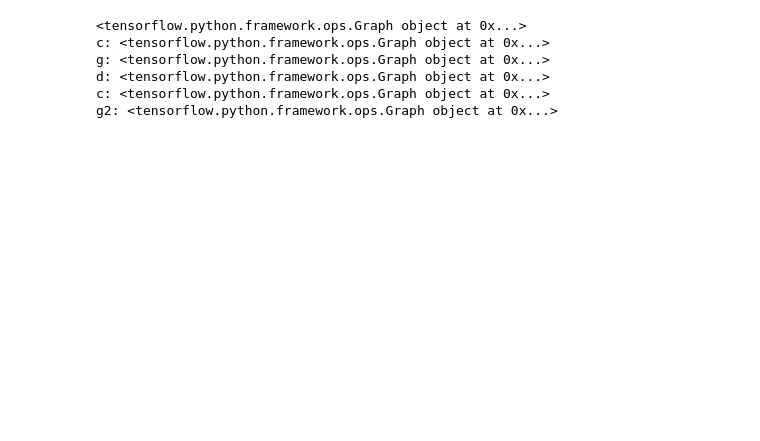
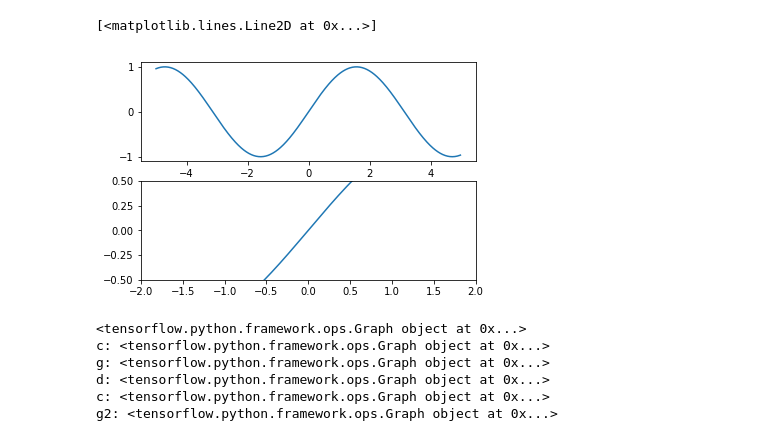
Before and after one commit to aidtnn/machine-learning, a Jupyter notebook: test.ipynb, the cells around one changed output. Cells and saved outputs as stored; diff of their text form; code cells hidden in the pictures; blank space fills up the shorter version.

```diff
--- a/test.ipynb
+++ b/test.ipynb
@@ -1,3 +25,20 @@
+# %%
+x = np.arange(-5.0, 5.0, 0.02)
+y1 = np.sin(x)
+
+plt.figure(1)
+plt.subplot(211)
+plt.plot(x, y1)
+
+plt.subplot(212)
+#设置x轴范围
+xlim(-2, 2)
+#设置y轴范围
+ylim(-0.5, 0.5)
+plt.plot(x, y1)
+# %% [output]
+[<matplotlib.lines.Line2D at 0x...>]
+[figure, added]
 # %%
 import tensorflow as tf
 import numpy as np
```
Also changed, not shown: parts of 11 cells of this notebook, 4 other files.
